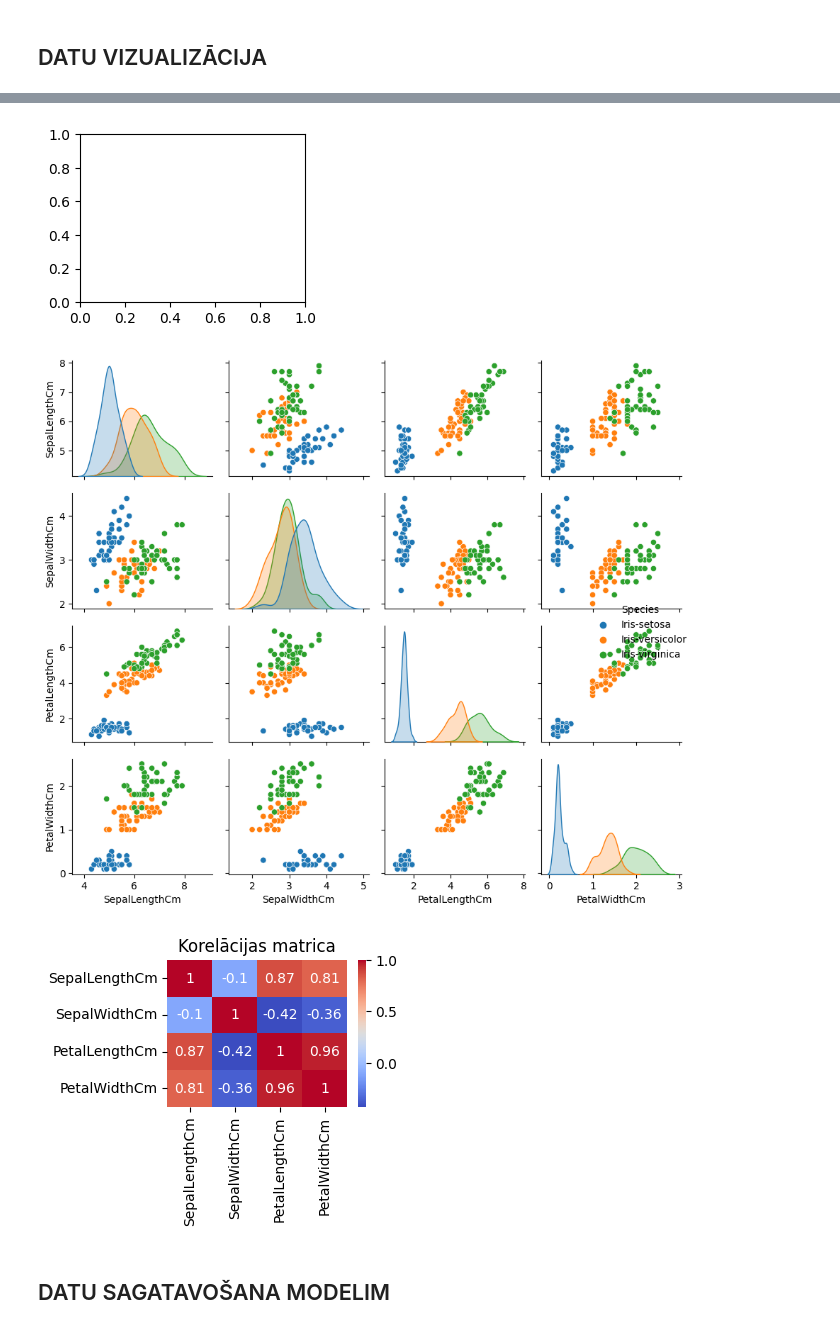
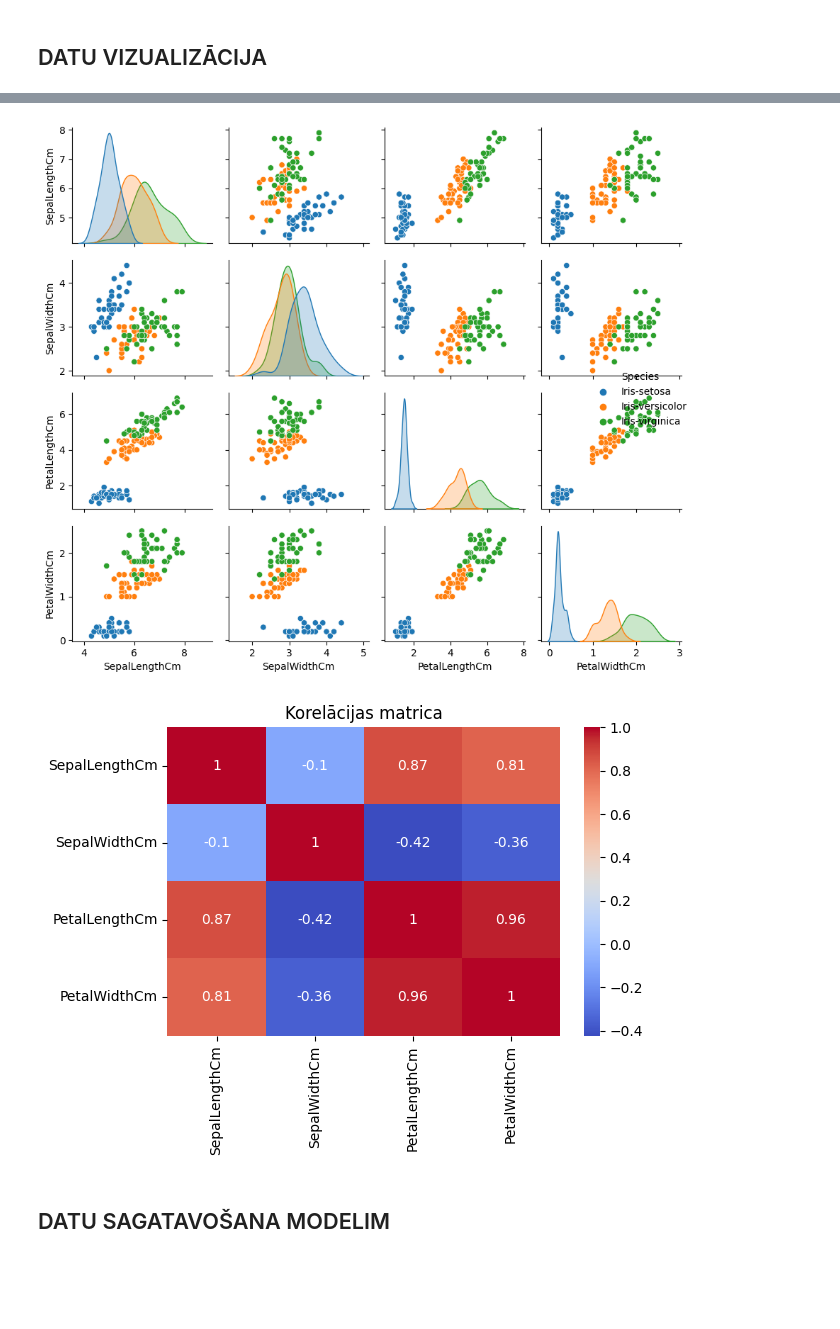
Before and after one commit to achenlv/ap08426-random, a Jupyter notebook: iris-code.ipynb, the cells around one changed output, grey strips where cells are left out. Drawn from its saved outputs; the diff is of its cells as text; code cells hidden in the pictures; blank space fills up the shorter version.

```diff
--- a/iris-code.ipynb
+++ b/iris-code.ipynb
@@ -107,22 +98,19 @@ Text(0.5, 1.0, 'Ziedlapu garums vs platums')
 # %%
 # Pāru izkliedes diagramma
-plt.subplot(2, 2, 3)
 sns.pairplot(train_data, hue='Species', height=2)
 plt.tight_layout()
 # %% [output]
-[figure, old version]
+[figure, new version]
-[figure, removed]
 # %%
 # Korelācijas matrica
-plt.subplot(2, 2, 4)
 corr = train_data.drop('Species', axis=1).corr()
 sns.heatmap(corr, annot=True, cmap='coolwarm')
 plt.title('Korelācijas matrica')
 
 plt.tight_layout()
-plt.savefig('viz.png')
+plt.savefig('iris-vi.png')
 # %% [output]
-[figure, old version]
+[figure, new version]
 # %% [markdown]
 ## DATU SAGATAVOŠANA MODELIM
 # %%
```
Also changed, not shown: parts of 5 cells of this notebook.
